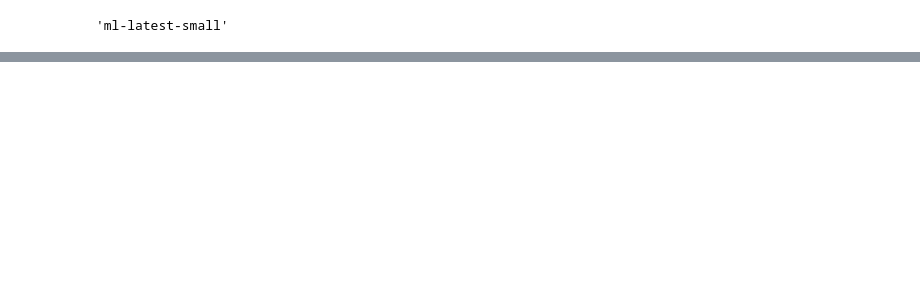
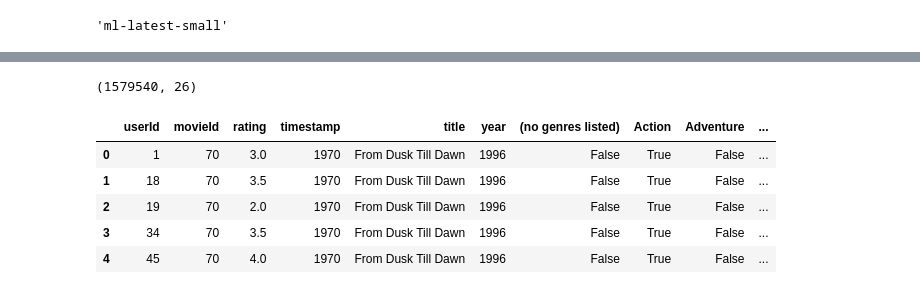
Before and after one commit to sabarishchockalingam2017/movieRec, a Jupyter notebook: notebooks/develop/MovieRec.ipynb, the cells around one changed output, grey strips where cells are left out. Cells and saved outputs as stored; diff of their text form; code cells hidden in the pictures; blank space fills up the shorter version.

```diff
--- a/notebooks/develop/MovieRec.ipynb
+++ b/notebooks/develop/MovieRec.ipynb
@@ -148,0 +159,9 @@ m.group(2)
+# %%
+genrelist = ['Comedy','Action']
+# Choose movies that fit all genres
+genremovies = movies[movies[genrelist].all(1)]
+genremovies.head()
+genreratings = pd.merge(ratings,genremovies,how='inner')
+# %%
+pd.set_option('display.max_columns', 500)
+genreratings.sort_values(by=['userId'])
@@ -148,0 +187,13 @@ m.group(2)
+# %%
+genreratings.shape
+# %% [output]
+(1579540, 26)
+# %%
+genreratings.head()
+# %% [output]
+|  | userId | movieId | rating | timestamp | title | year | (no genres listed) | Action | Adventure | ... |
+| 0 | 1 | 70 | 3.0 | 1970 | From Dusk Till Dawn | 1996 | False | True | False | ... |
+| 1 | 18 | 70 | 3.5 | 1970 | From Dusk Till Dawn | 1996 | False | True | False | ... |
+| 2 | 19 | 70 | 2.0 | 1970 | From Dusk Till Dawn | 1996 | False | True | False | ... |
+| 3 | 34 | 70 | 3.5 | 1970 | From Dusk Till Dawn | 1996 | False | True | False | ... |
+| 4 | 45 | 70 | 4.0 | 1970 | From Dusk Till Dawn | 1996 | False | True | False | ... |
```
Also changed, not shown: parts of 30 cells of this notebook, 7 other files.
